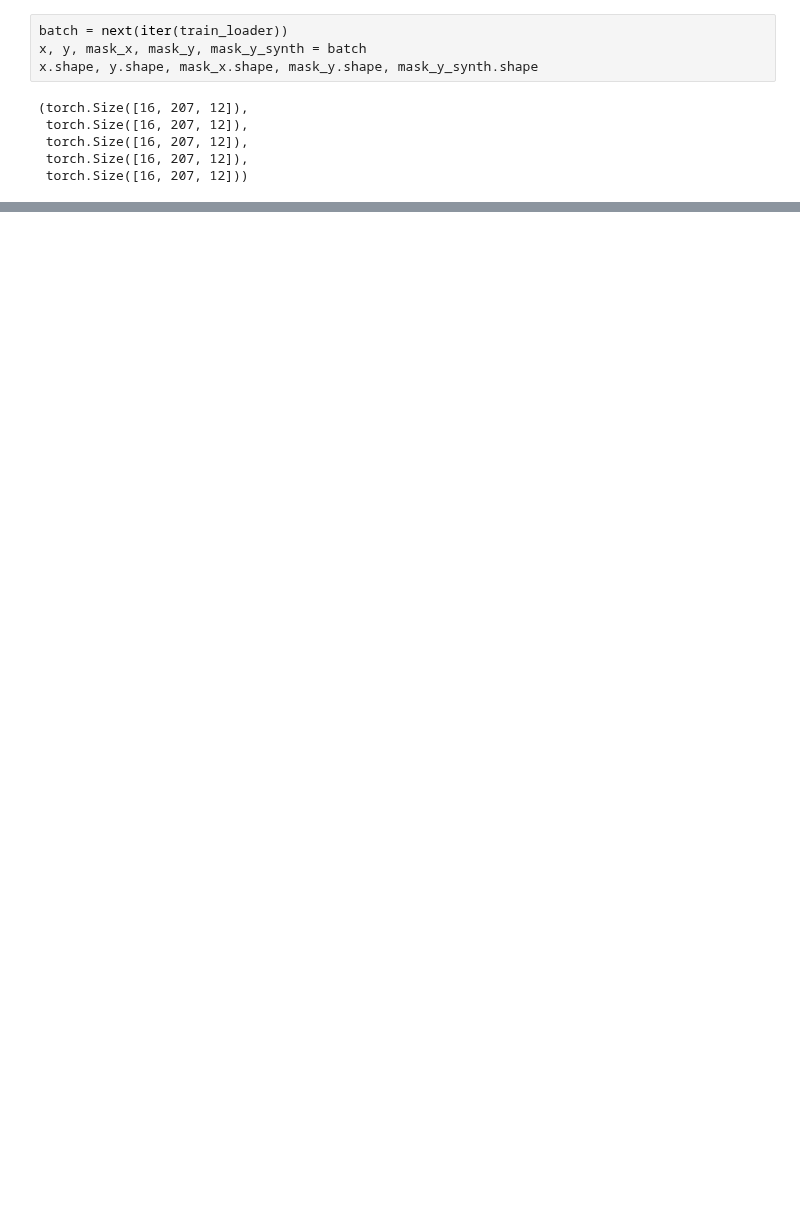
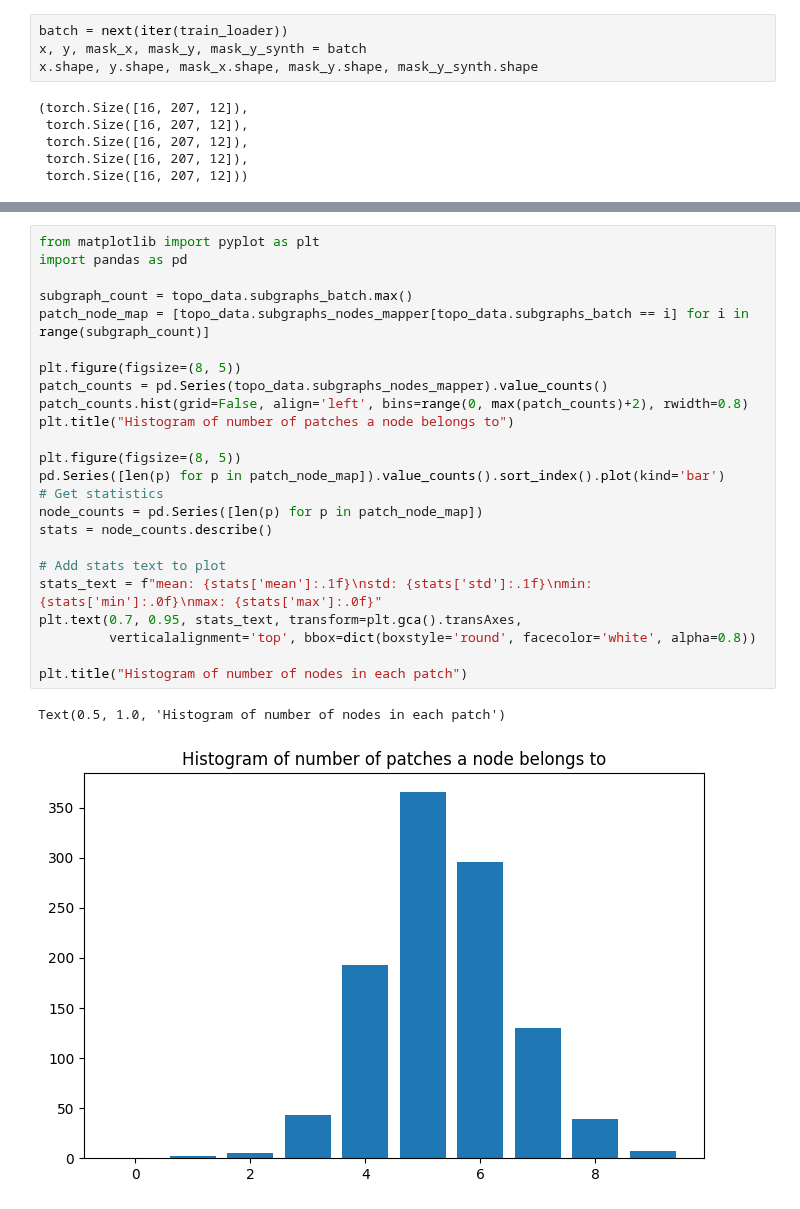
Before and after one commit to Mu-Bilal/Temporal-Graph-MLP-Mixer, a Jupyter notebook: src/TGMM-1/dev/dataset_understanding.ipynb, the cells around one changed output, grey strips where cells are left out. Cells and saved outputs as stored; diff of their text form; blank space fills up the shorter version.

```diff
--- a/src/TGMM-1/dev/dataset_understanding.ipynb
+++ b/src/TGMM-1/dev/dataset_understanding.ipynb
@@ -404,0 +393,27 @@ dataset.dataframe()
+# %%
+from matplotlib import pyplot as plt
+import pandas as pd
+
+subgraph_count = topo_data.subgraphs_batch.max()
+patch_node_map = [topo_data.subgraphs_nodes_mapper[topo_data.subgraphs_batch == i] for i in range(subgraph_count)]
+
+plt.figure(figsize=(8, 5))
+patch_counts = pd.Series(topo_data.subgraphs_nodes_mapper).value_counts()
+patch_counts.hist(grid=False, align='left', bins=range(0, max(patch_counts)+2), rwidth=0.8)
+plt.title("Histogram of number of patches a node belongs to")
+
+plt.figure(figsize=(8, 5))
+pd.Series([len(p) for p in patch_node_map]).value_counts().sort_index().plot(kind='bar')
+# Get statistics
+node_counts = pd.Series([len(p) for p in patch_node_map])
+stats = node_counts.describe()
+
+# Add stats text to plot
+stats_text = f"mean: {stats['mean']:.1f}\nstd: {stats['std']:.1f}\nmin: {stats['min']:.0f}\nmax: {stats['max']:.0f}"
+plt.text(0.7, 0.95, stats_text, transform=plt.gca().transAxes,
+         verticalalignment='top', bbox=dict(boxstyle='round', facecolor='white', alpha=0.8))
+
+plt.title("Histogram of number of nodes in each patch")
+# %% [output]
+Text(0.5, 1.0, 'Histogram of number of nodes in each patch')
+[figure, added]
```
Also changed, not shown: parts of 16 cells of this notebook, 9 other files.
